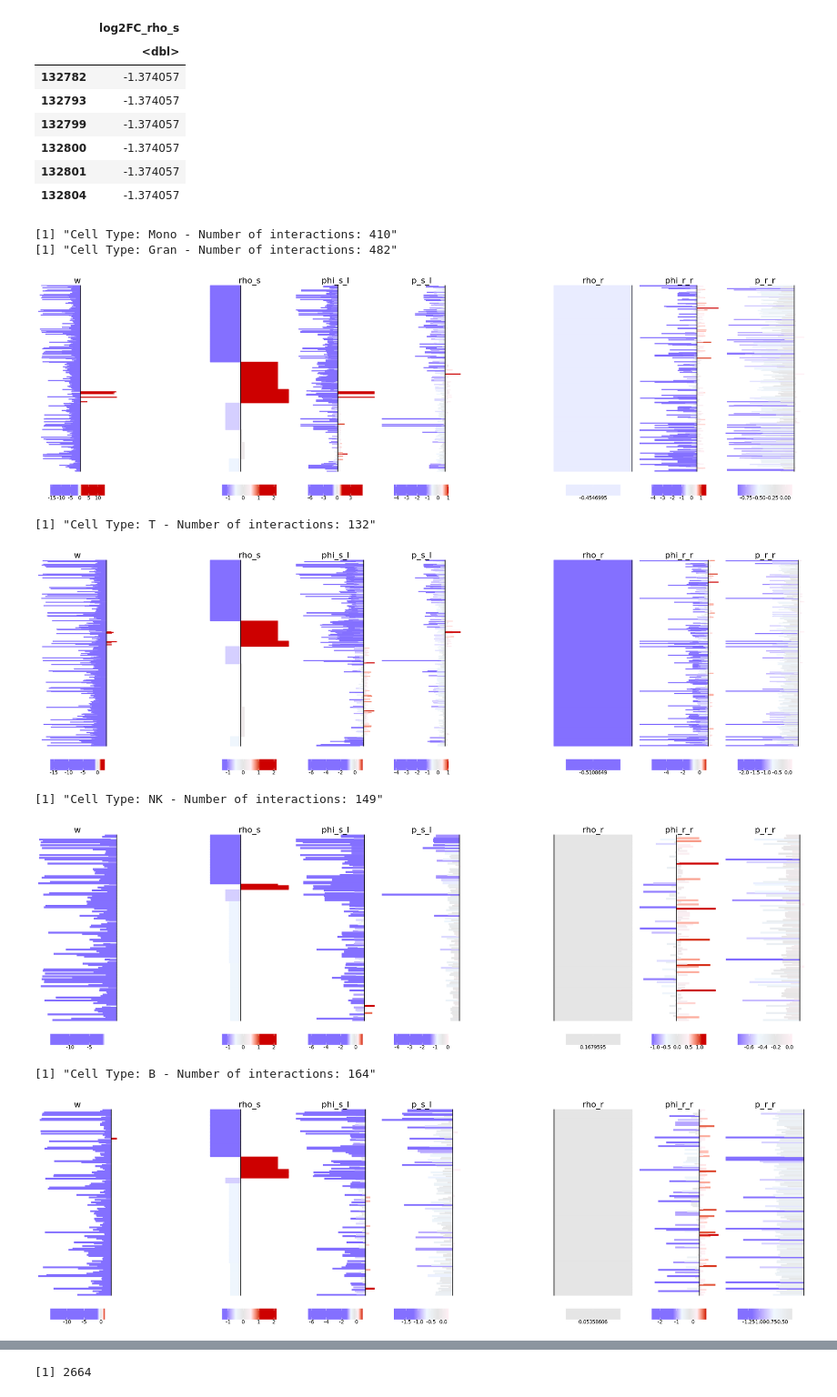
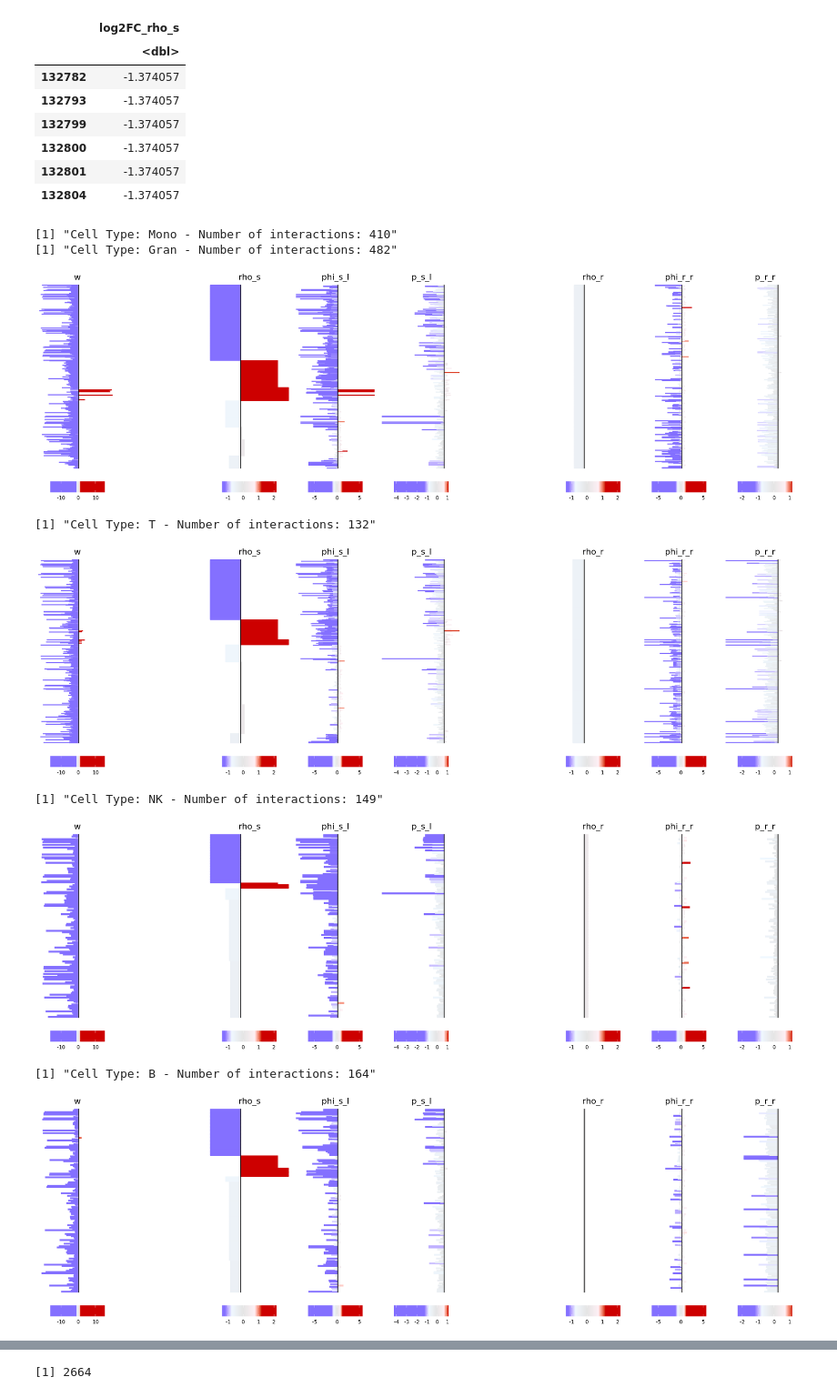
Before and after one commit to SoloveyMaria/community, a Jupyter notebook: docs/showcase_notebooks/Lasry/visualization.ipynb, the cells around one changed output, grey strips where cells are left out. Shown at 91% size. Saved outputs shown, nothing was run; the diff lists cells and outputs as text; code cells hidden in the pictures.

```diff
--- a/docs/showcase_notebooks/Lasry/visualization.ipynb
+++ b/docs/showcase_notebooks/Lasry/visualization.ipynb
@@ -672,7 +692,7 @@ for(cell_type in sending_cell_types) {
                          keep_order = TRUE,
                          threshold = 1,
                          legend_title_size = 0,
-                         legend_text_size = 8
+                         legend_text_size = 8, component_lim = component_lim
                         )
     }
 }
@@ -714,38 +734,38 @@ total_interaction_count <- 0
 
 for(cell_type in receiving_cell_types) {
     my_anno_interactions <- interactions$anno_interactions[interactions$anno_interactions$receiving_cell_type == cell_type & interactions$anno_interactions$sending_cell_type != cell_type & interactions$anno_interactions$interaction_ID %in% IDs, ]
 
     interaction_count <- nrow(my_anno_interactions)
 
     if(interaction_count > 0) {
         my_anno_interactions$interaction_ID <- factor(my_anno_interactions$interaction_ID, ordered = TRUE)
 
         # Add the interaction count for this cell type to the total counter
         total_interaction_count <- total_interaction_count + interaction_count
 
         print(paste("Cell Type:", cell_type, "- Number of interactions:", interaction_count))
 
         # Plotting for the current cell_type
         plot_all_forests(my_idx = rep(TRUE, interaction_count),
                          my_anno_interactions = my_anno_interactions,
                          keep_order = TRUE,
                          threshold = 1,
                          legend_title_size = 0,
-                         legend_text_size = 8
+                         legend_text_size = 8, component_lim = component_lim
                         )
     }
 }
 
 # Print the total sum of the count of all interactions at the end
 print(paste("Total number of interactions across all receiving cell types:", total_interaction_count))
 # %% [output]
 [1] "Cell Type: Mono - Number of interactions: 410"
 [1] "Cell Type: Gran - Number of interactions: 482"
-[figure, old version]
+[figure, new version]
 [1] "Cell Type: T - Number of interactions: 132"
-[figure, old version]
+[figure, new version]
 [1] "Cell Type: NK - Number of interactions: 149"
-[figure, old version]
+[figure, new version]
 [1] "Cell Type: B - Number of interactions: 164"
-[figure, old version]
+[figure, new version]
 [1] "Cell Type: HSPC - Number of interactions: 123"
```
Also changed, not shown: parts of 8 cells of this notebook.
